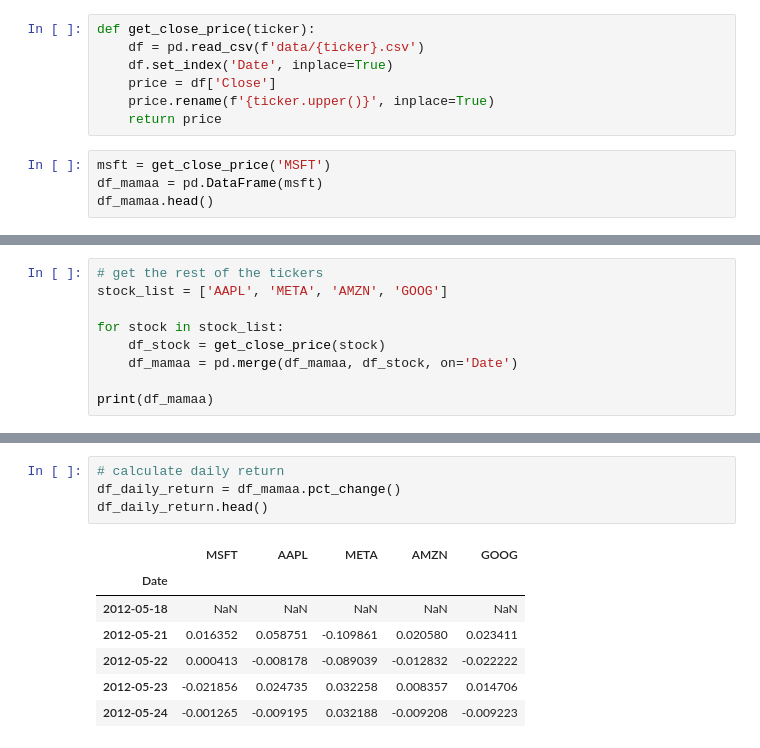
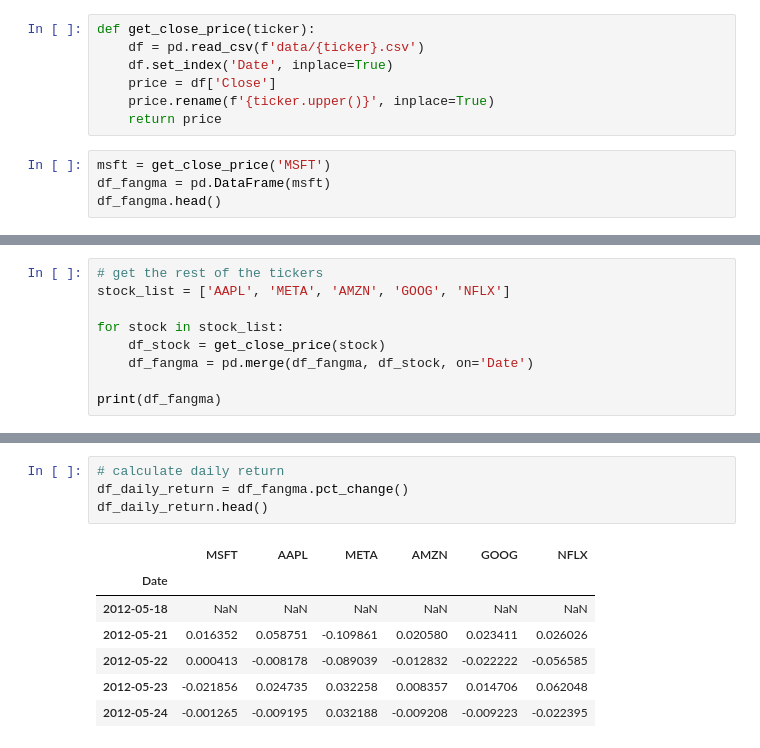
Before and after one commit to hoytlui/Mean-Reverting-Quant-Research, a Jupyter notebook: meanReverting.ipynb, the cells around one changed output, grey strips where cells are left out. Cells and saved outputs as stored; diff of their text form.

```diff
--- a/meanReverting.ipynb
+++ b/meanReverting.ipynb
@@ -22,8 +25,8 @@ def get_close_price(ticker):
     return price
 # %%
 msft = get_close_price('MSFT')
-df_mamaa = pd.DataFrame(msft)
-df_mamaa.head()
+df_fangma = pd.DataFrame(msft)
+df_fangma.head()
 # %% [output]
 |  | MSFT |
 | Date |  |
@@ -35,10 +38,10 @@ df_mamaa.head()
 # %%
 # get the rest of the tickers
-stock_list = ['AAPL', 'META', 'AMZN', 'GOOG']
+stock_list = ['AAPL', 'META', 'AMZN', 'GOOG', 'NFLX']
 
 for stock in stock_list:
     df_stock = get_close_price(stock)
-    df_mamaa = pd.merge(df_mamaa, df_stock, on='Date')
+    df_fangma = pd.merge(df_fangma, df_stock, on='Date')
 
-print(df_mamaa)
+print(df_fangma)
 # %% [output]
@@ -74,12 +81,12 @@ plt.show()
 # %%
 # calculate daily return
-df_daily_return = df_mamaa.pct_change()
+df_daily_return = df_fangma.pct_change()
 df_daily_return.head()
 # %% [output]
-|  | MSFT | AAPL | META | AMZN | GOOG |
-| Date |  |  |  |  |  |
-| 2012-05-18 | NaN | NaN | NaN | NaN | NaN |
-| 2012-05-21 | 0.016352 | 0.058751 | -0.109861 | 0.020580 | 0.023411 |
-| 2012-05-22 | 0.000413 | -0.008178 | -0.089039 | -0.012832 | -0.022222 |
-| 2012-05-23 | -0.021856 | 0.024735 | 0.032258 | 0.008357 | 0.014706 |
-| 2012-05-24 | -0.001265 | -0.009195 | 0.032188 | -0.009208 | -0.009223 |
+|  | MSFT | AAPL | META | AMZN | GOOG | NFLX |
+| Date |  |  |  |  |  |  |
+| 2012-05-18 | NaN | NaN | NaN | NaN | NaN | NaN |
+| 2012-05-21 | 0.016352 | 0.058751 | -0.109861 | 0.020580 | 0.023411 | 0.026026 |
+| 2012-05-22 | 0.000413 | -0.008178 | -0.089039 | -0.012832 | -0.022222 | -0.056585 |
+| 2012-05-23 | -0.021856 | 0.024735 | 0.032258 | 0.008357 | 0.014706 | 0.062048 |
+| 2012-05-24 | -0.001265 | -0.009195 | 0.032188 | -0.009208 | -0.009223 | -0.022395 |
```
Also changed, not shown: parts of 36 cells of this notebook, 7 other files.
